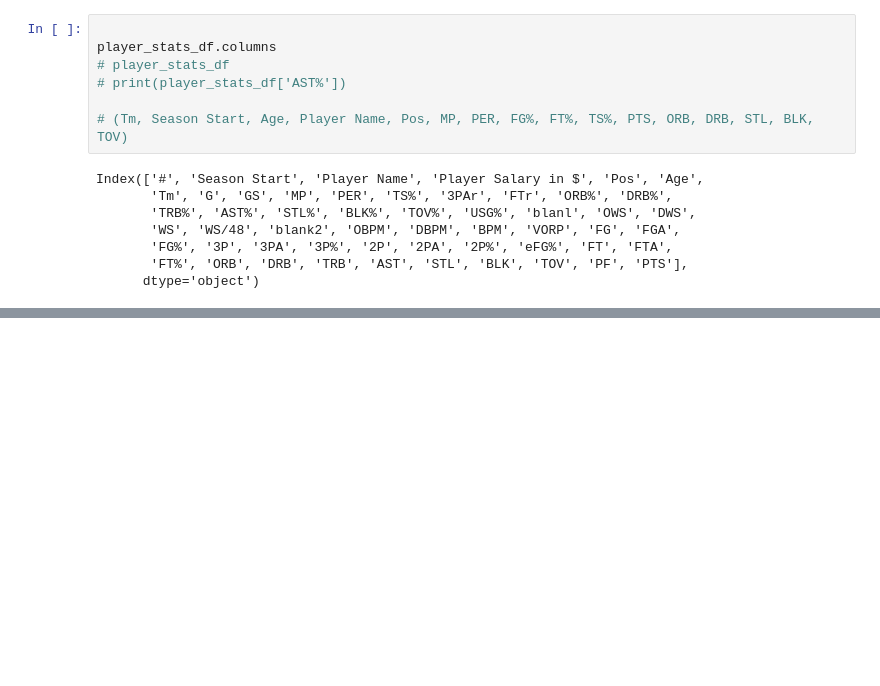
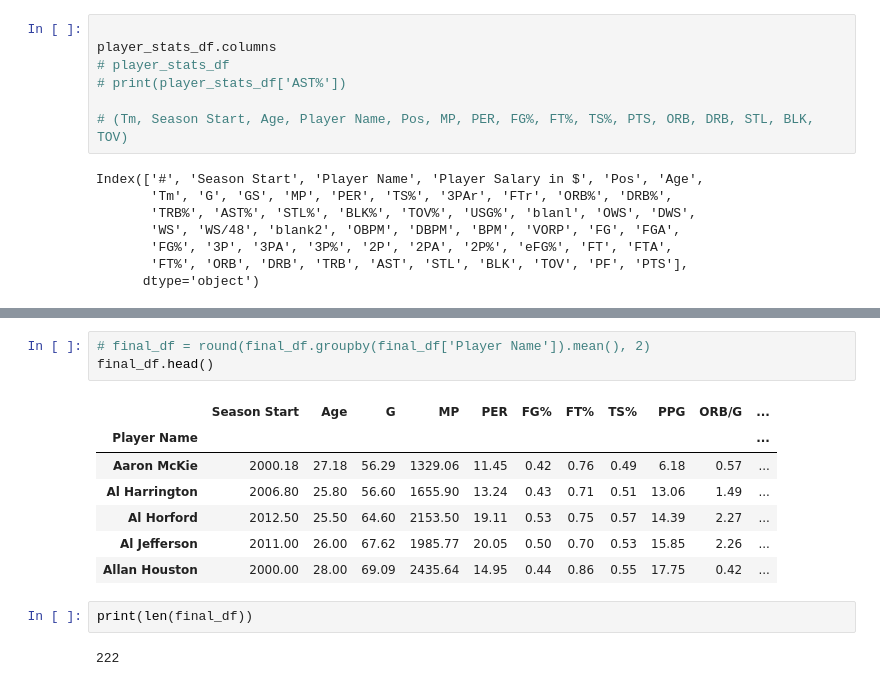
Before and after one commit to ETL-NBA-Project/nba_age_project, a Jupyter notebook: nba_prime.ipynb, the cells around one changed output, grey strips where cells are left out. Cells and saved outputs as stored; diff of their text form; blank space fills up the shorter version.

```diff
--- a/nba_prime.ipynb
+++ b/nba_prime.ipynb
@@ -94,0 +126,15 @@ new_stats_df.head()
+# %%
+# final_df = round(final_df.groupby(final_df['Player Name']).mean(), 2)
+final_df.head()
+# %% [output]
+|  | Season Start | Age | G | MP | PER | FG% | FT% | TS% | PPG | ORB/G | ... |
+| Player Name |  |  |  |  |  |  |  |  |  |  | ... |
+| Aaron McKie | 2000.18 | 27.18 | 56.29 | 1329.06 | 11.45 | 0.42 | 0.76 | 0.49 | 6.18 | 0.57 | ... |
+| Al Harrington | 2006.80 | 25.80 | 56.60 | 1655.90 | 13.24 | 0.43 | 0.71 | 0.51 | 13.06 | 1.49 | ... |
+| Al Horford | 2012.50 | 25.50 | 64.60 | 2153.50 | 19.11 | 0.53 | 0.75 | 0.57 | 14.39 | 2.27 | ... |
+| Al Jefferson | 2011.00 | 26.00 | 67.62 | 1985.77 | 20.05 | 0.50 | 0.70 | 0.53 | 15.85 | 2.26 | ... |
+| Allan Houston | 2000.00 | 28.00 | 69.09 | 2435.64 | 14.95 | 0.44 | 0.86 | 0.55 | 17.75 | 0.42 | ... |
+# %%
+print(len(final_df))
+# %% [output]
+222
```
Also changed, not shown: parts of 3 cells of this notebook.
